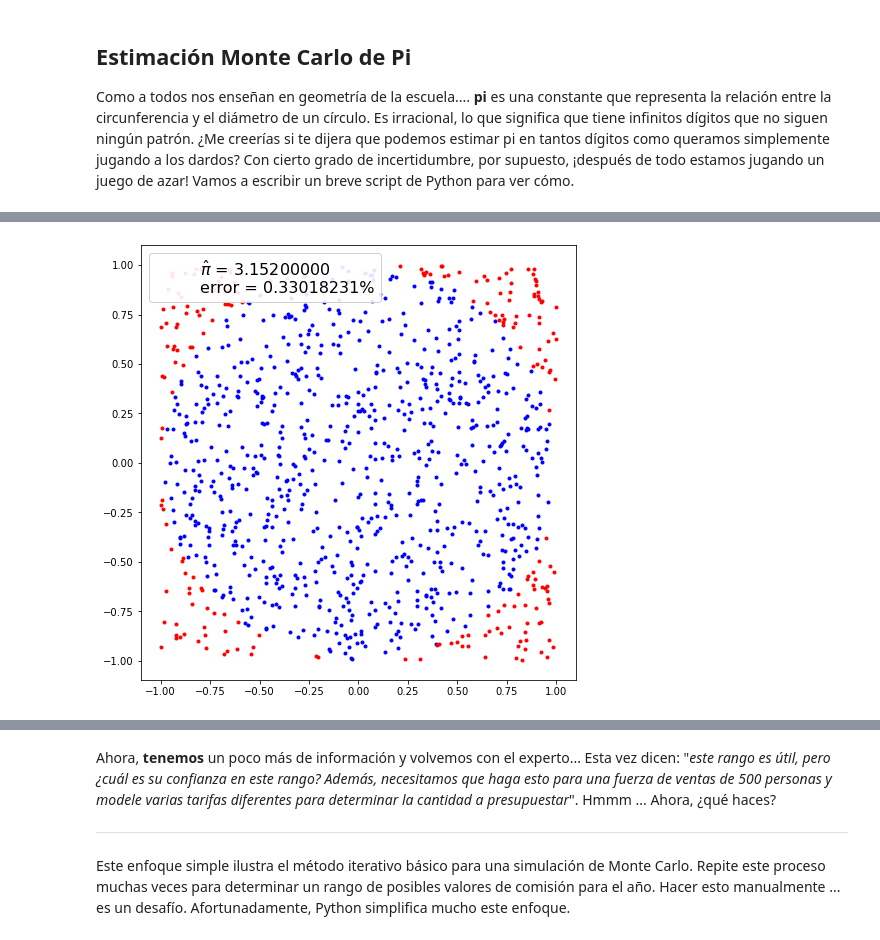
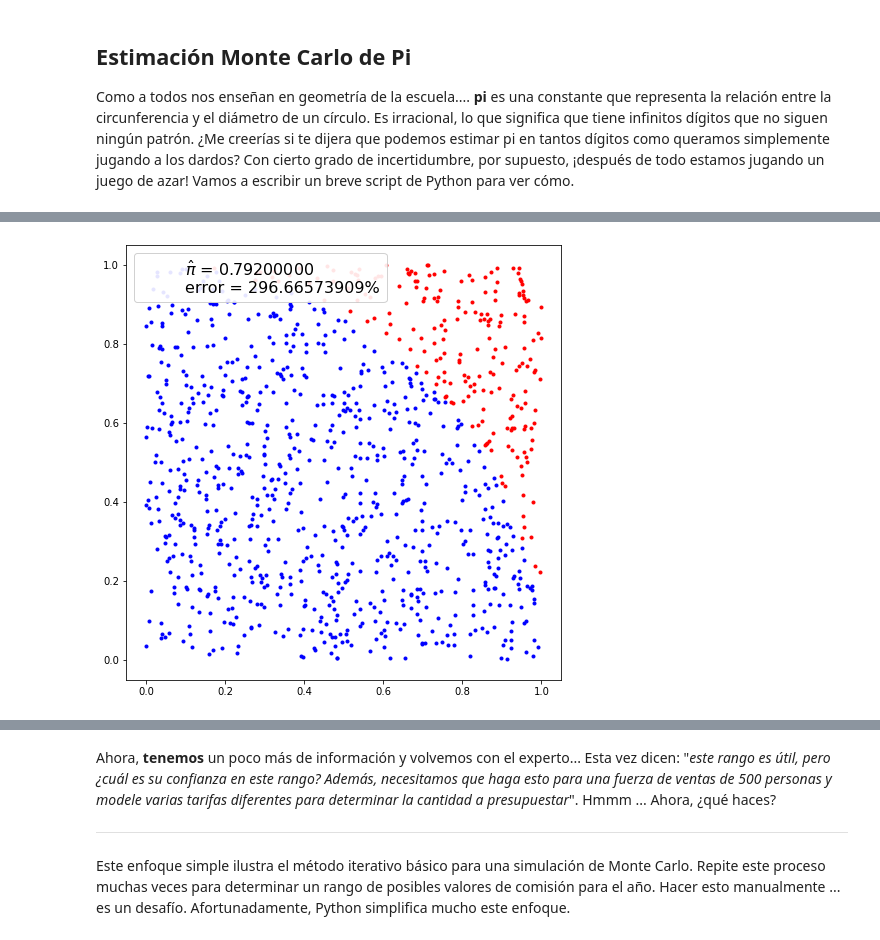
Before and after one commit to jhermosillo/DIPLOMADO_CDP, a Jupyter notebook: 02_Analisis_Estadistico/notebook/4_MonteCarlo.ipynb, the cells around one changed output, grey strips where cells are left out. Drawn from its saved outputs; the diff is of its cells as text; code cells hidden in the pictures.

```diff
--- a/02_Analisis_Estadistico/notebook/4_MonteCarlo.ipynb
+++ b/02_Analisis_Estadistico/notebook/4_MonteCarlo.ipynb
@@ -150,21 +179,22 @@ np.random.seed(1984) # para poder replicar el random
 # %%
-# Ejemplo: Aproximando el valor de pi - área de un círculo de
-# radio = 1.
+# Ejemplo: Aproximando el valor de pi
 
 def mc_pi_aprox(N=1000):
     plt.figure(figsize=(8,8))  # tamaño de la figura
-    x, y = np.random.uniform(-1, 1, size=(2, N))
+    x, y = np.random.uniform(0, 1, size=(2, N)) # generacion de muestras uniformes x y y, en un intervalo de 0 a 1
+
     interior = (x**2 + y**2) <= 1
-    pi = interior.sum() * 4 / N
+
+    pi = interior.sum() / N
     error = abs((pi - np.pi) / pi) * 100
     exterior = np.invert(interior)
     plt.plot(x[interior], y[interior], 'b.')
     plt.plot(x[exterior], y[exterior], 'r.')
     plt.plot(0, 0, label='$\hat \pi$ = {:4.8f}\nerror = {:4.8f}%'
              .format(pi,error), alpha=0)
     plt.axis('square')
     plt.legend(frameon=True, framealpha=0.9, fontsize=16)
 
 mc_pi_aprox()
 # %% [output]
-[figure, old version]
+[figure, new version]
```
Also changed, not shown: parts of 31 cells of this notebook, 3 other files.
